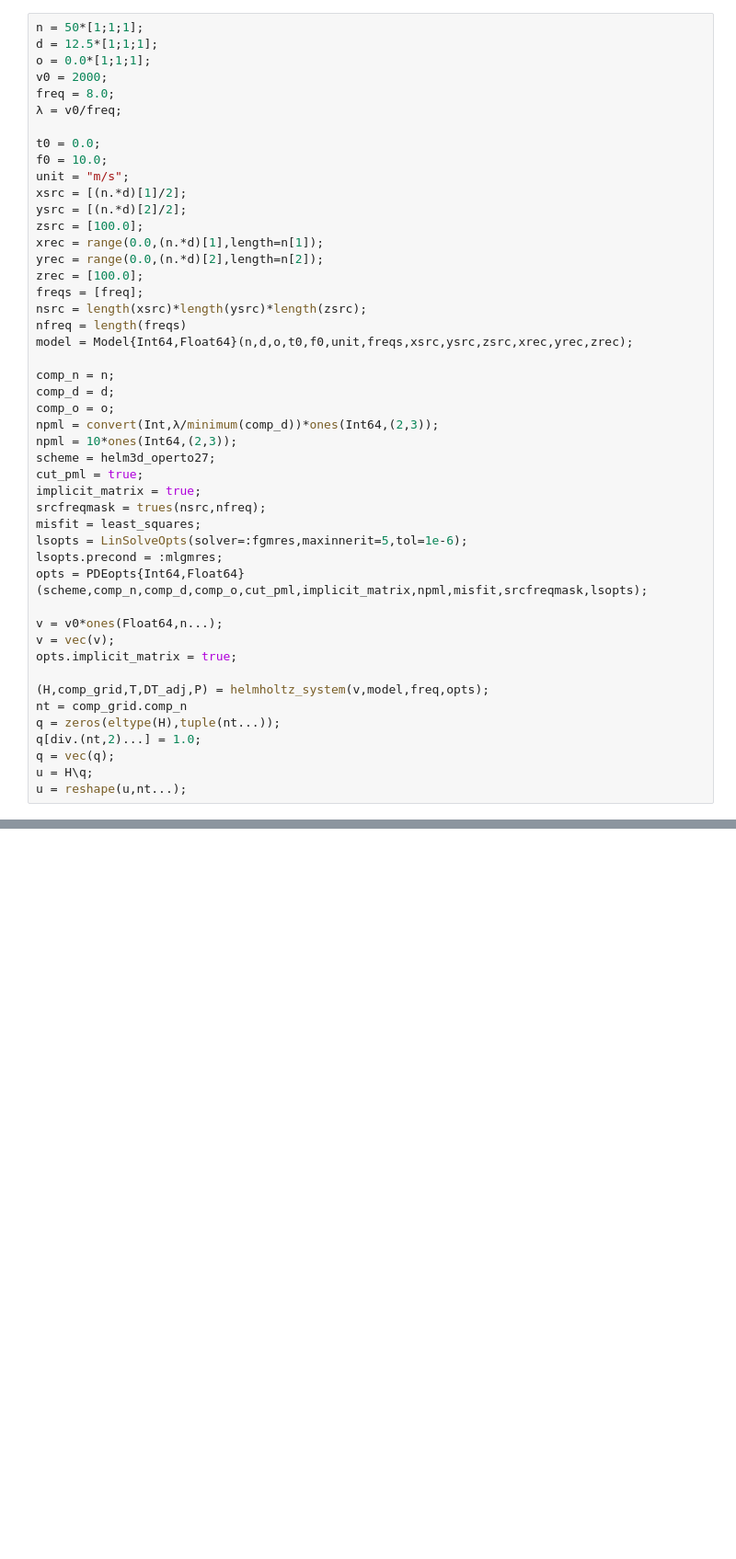
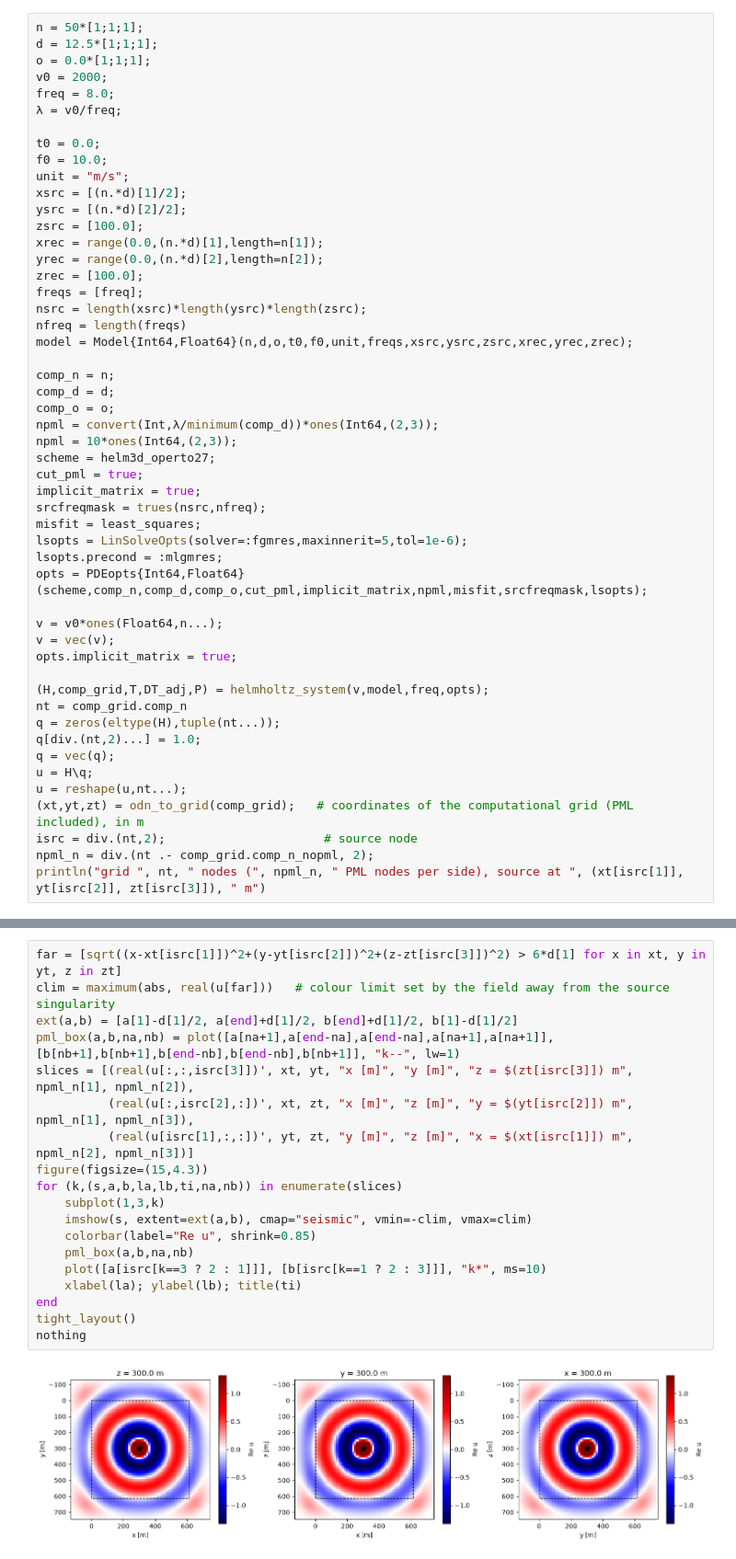
Before and after one commit to slimgroup/WAVEFORM.jl, a Jupyter notebook: examples/3D Helmholtz Example.ipynb, the cells around one changed output, grey strips where cells are left out. Shown at 92% size. Cells and saved outputs as stored; diff of their text form; blank space fills up the shorter version.

```diff
--- a/examples/3D Helmholtz Example.ipynb
+++ b/examples/3D Helmholtz Example.ipynb
@@ -51,3 +59,7 @@ q[div.(nt,2)...] = 1.0;
 q = vec(q);
 u = H\q;
 u = reshape(u,nt...);
+(xt,yt,zt) = odn_to_grid(comp_grid);   # coordinates of the computational grid (PML included), in m
+isrc = div.(nt,2);                      # source node
+npml_n = div.(nt .- comp_grid.comp_n_nopml, 2);
+println("grid ", nt, " nodes (", npml_n, " PML nodes per side), source at ", (xt[isrc[1]], yt[isrc[2]], zt[isrc[3]]), " m")
@@ -56,0 +71,21 @@ imshow(real(u[:,:,div(nt[3],2)]),vmin=-clim,vmax=clim)
+# %%
+far = [sqrt((x-xt[isrc[1]])^2+(y-yt[isrc[2]])^2+(z-zt[isrc[3]])^2) > 6*d[1] for x in xt, y in yt, z in zt]
+clim = maximum(abs, real(u[far]))   # colour limit set by the field away from the source singularity
+ext(a,b) = [a[1]-d[1]/2, a[end]+d[1]/2, b[end]+d[1]/2, b[1]-d[1]/2]
+pml_box(a,b,na,nb) = plot([a[na+1],a[end-na],a[end-na],a[na+1],a[na+1]], [b[nb+1],b[nb+1],b[end-nb],b[end-nb],b[nb+1]], "k--", lw=1)
+slices = [(real(u[:,:,isrc[3]])', xt, yt, "x [m]", "y [m]", "z = $(zt[isrc[3]]) m", npml_n[1], npml_n[2]),
+          (real(u[:,isrc[2],:])', xt, zt, "x [m]", "z [m]", "y = $(yt[isrc[2]]) m", npml_n[1], npml_n[3]),
+          (real(u[isrc[1],:,:])', yt, zt, "y [m]", "z [m]", "x = $(xt[isrc[1]]) m", npml_n[2], npml_n[3])]
+figure(figsize=(15,4.3))
+for (k,(s,a,b,la,lb,ti,na,nb)) in enumerate(slices)
+    subplot(1,3,k)
+    imshow(s, extent=ext(a,b), cmap="seismic", vmin=-clim, vmax=clim)
+    colorbar(label="Re u", shrink=0.85)
+    pml_box(a,b,na,nb)
+    plot([a[isrc[k==3 ? 2 : 1]]], [b[isrc[k==1 ? 2 : 3]]], "k*", ms=10)
+    xlabel(la); ylabel(lb); title(ti)
+end
+tight_layout()
+nothing
+# %% [output]
+[figure, added]
```
Also changed, not shown: parts of 7 cells of this notebook, 3 other files.
